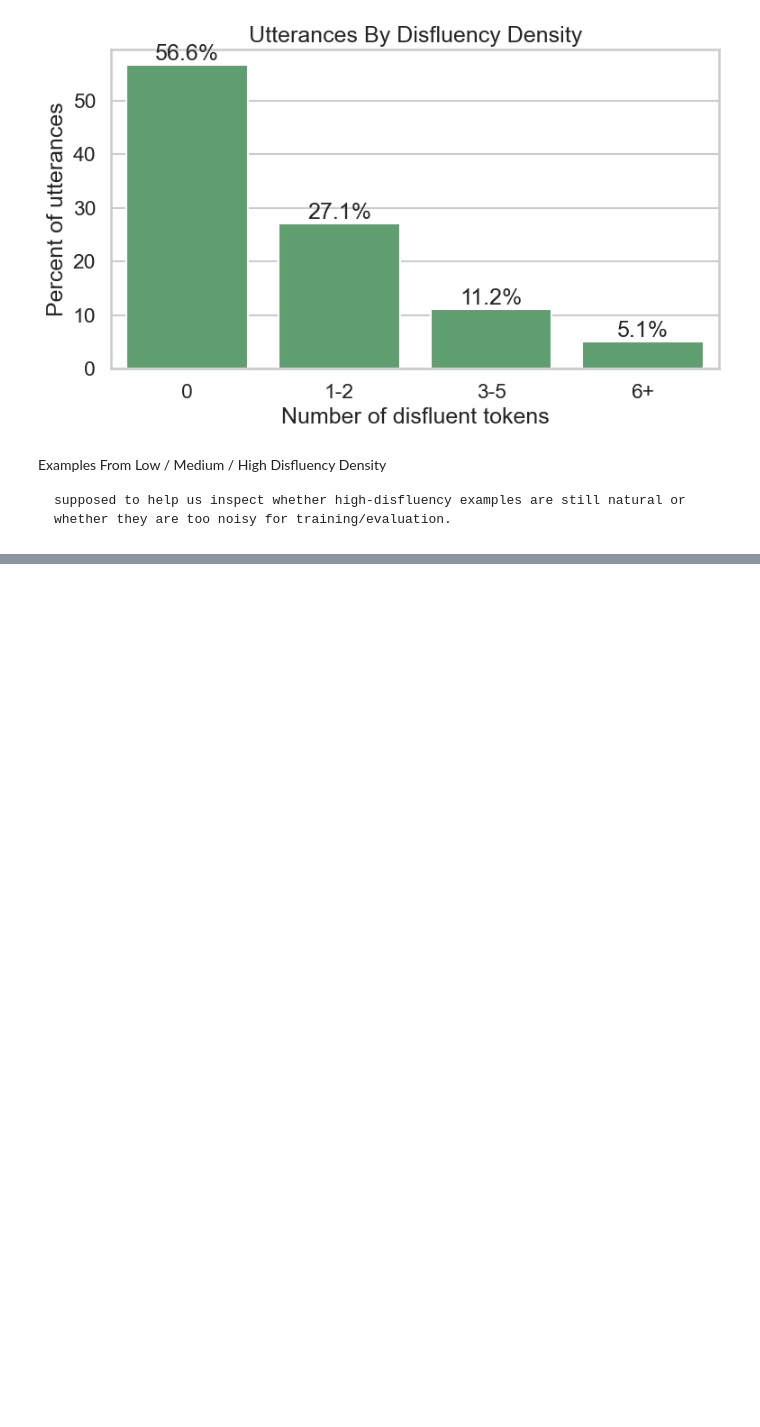
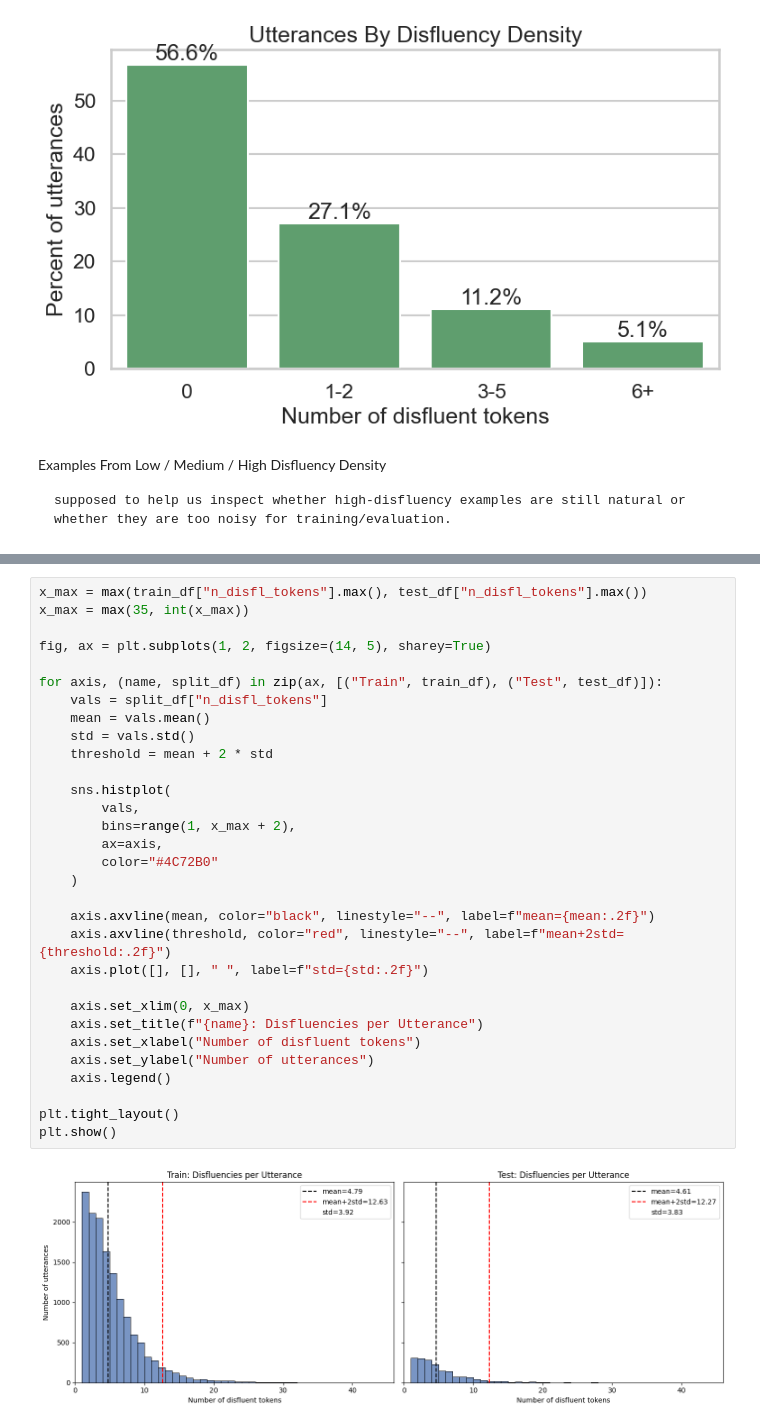
Before and after one commit to lwwws/disfluency-insertion, a Jupyter notebook: visiting.ipynb, the cells around one changed output, grey strips where cells are left out. Drawn from its saved outputs; the diff is of its cells as text; blank space fills up the shorter version.

Commit message:
Add train test disfluency density analysis

```diff
--- a/visiting.ipynb
+++ b/visiting.ipynb
@@ -523,0 +584,33 @@ plt.show()
+# %%
+x_max = max(train_df["n_disfl_tokens"].max(), test_df["n_disfl_tokens"].max())
+x_max = max(35, int(x_max))
+
+fig, ax = plt.subplots(1, 2, figsize=(14, 5), sharey=True)
+
+for axis, (name, split_df) in zip(ax, [("Train", train_df), ("Test", test_df)]):
+    vals = split_df["n_disfl_tokens"]
+    mean = vals.mean()
+    std = vals.std()
+    threshold = mean + 2 * std
+
+    sns.histplot(
+        vals,
+        bins=range(1, x_max + 2),
+        ax=axis,
+        color="#4C72B0"
+    )
+
+    axis.axvline(mean, color="black", linestyle="--", label=f"mean={mean:.2f}")
+    axis.axvline(threshold, color="red", linestyle="--", label=f"mean+2std={threshold:.2f}")
+    axis.plot([], [], " ", label=f"std={std:.2f}")
+
+    axis.set_xlim(0, x_max)
+    axis.set_title(f"{name}: Disfluencies per Utterance")
+    axis.set_xlabel("Number of disfluent tokens")
+    axis.set_ylabel("Number of utterances")
+    axis.legend()
+
+plt.tight_layout()
+plt.show()
+# %% [output]
+[figure, added]
```
Also changed, not shown: parts of 8 cells of this notebook.
